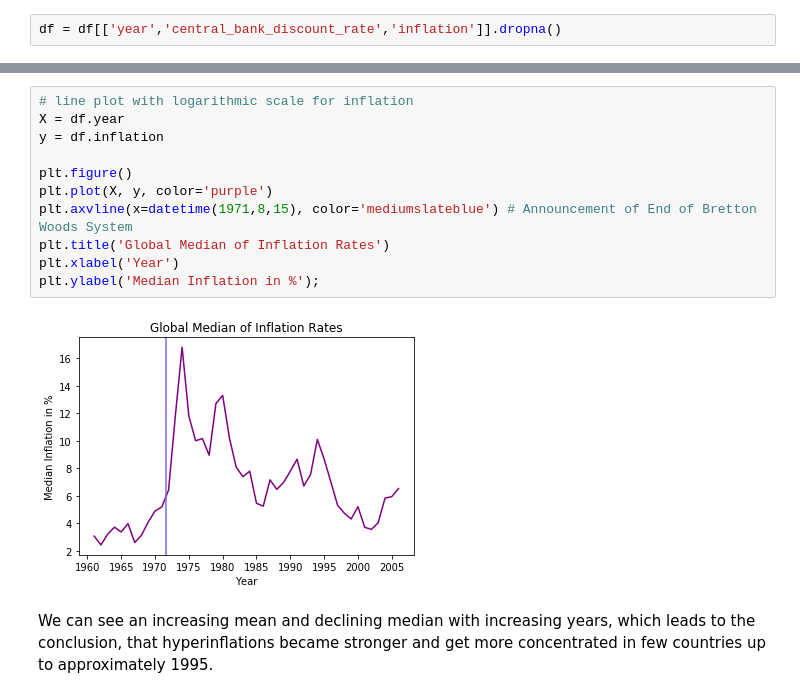
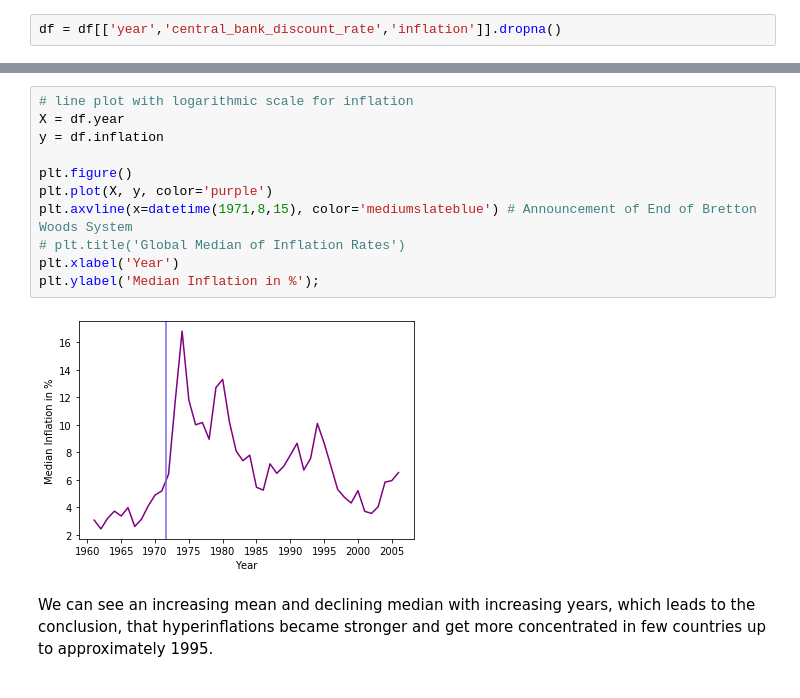
Before and after one commit to Dachkovski/Investigations-on-hyperinflations, a Jupyter notebook: Investigations on hyperinflations.ipynb, the cells around one changed output, grey strips where cells are left out. Cells and saved outputs as stored; diff of their text form.

```diff
--- a/Investigations on hyperinflations.ipynb
+++ b/Investigations on hyperinflations.ipynb
@@ -520,16 +520,16 @@ plt.ylabel('Median Central Bank Discount Rate in %');
 # %%
 # line plot with logarithmic scale for inflation
 X = df.year
 y = df.inflation
 
 plt.figure()
 plt.plot(X, y, color='purple')
 plt.axvline(x=datetime(1971,8,15), color='mediumslateblue') # Announcement of End of Bretton Woods System
-plt.title('Global Median of Inflation Rates')
+# plt.title('Global Median of Inflation Rates')
 plt.xlabel('Year')
 plt.ylabel('Median Inflation in %');
 # %% [output]
-[figure, old version]
+[figure, new version]
 # %% [markdown]
 We can see an increasing mean and declining median with increasing years, which leads to the conclusion, that hyperinflations became stronger and get more concentrated in few countries up to approximately 1995.
 # %% [markdown]
```
Also changed, not shown: parts of 18 cells of this notebook.
